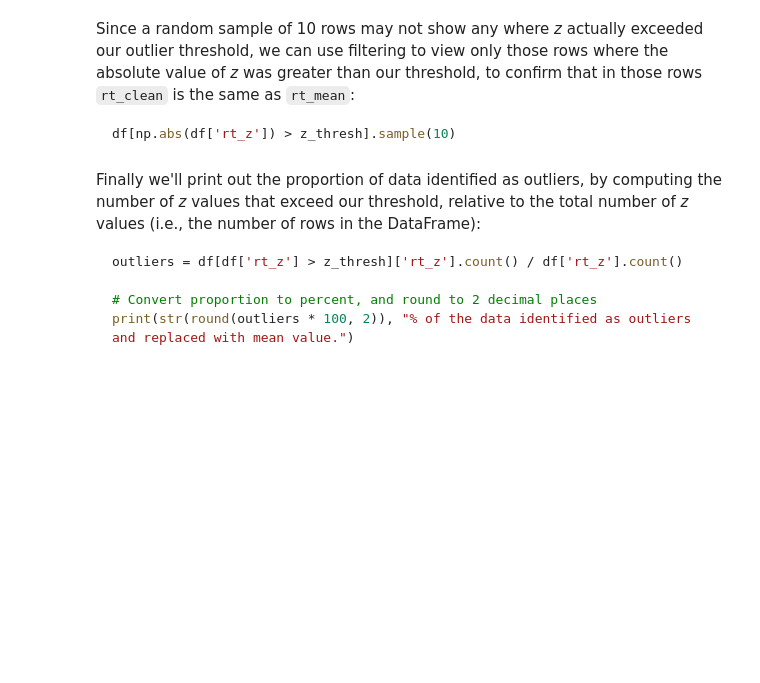
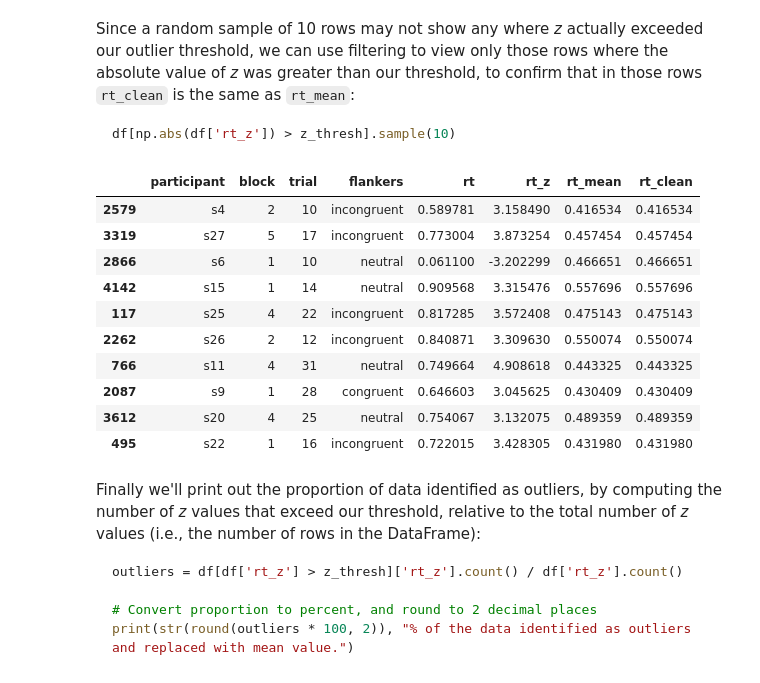
Before and after one commit to stochastic-bean/NDS_Ch5_Biostatistics, a Jupyter notebook: 2 - data_cleaning.ipynb, the cells around one changed output. Drawn from its saved outputs; the diff is of its cells as text; code cells hidden in the pictures; blank space fills up the shorter version.

```diff
--- a/2 - data_cleaning.ipynb
+++ b/2 - data_cleaning.ipynb
@@ -734,6 +809,20 @@ Since a random sample of 10 rows may not show any where *z* actually exceeded ou
 ~~~python
 df[np.abs(df['rt_z']) > z_thresh].sample(10)
 ~~~
+# %%
+df[np.abs(df['rt_z']) > z_thresh].sample(10)
+# %% [output]
+|  | participant | block | trial | flankers | rt | rt_z | rt_mean | rt_clean |
+| 2579 | s4 | 2 | 10 | incongruent | 0.589781 | 3.158490 | 0.416534 | 0.416534 |
+| 3319 | s27 | 5 | 17 | incongruent | 0.773004 | 3.873254 | 0.457454 | 0.457454 |
+| 2866 | s6 | 1 | 10 | neutral | 0.061100 | -3.202299 | 0.466651 | 0.466651 |
+| 4142 | s15 | 1 | 14 | neutral | 0.909568 | 3.315476 | 0.557696 | 0.557696 |
+| 117 | s25 | 4 | 22 | incongruent | 0.817285 | 3.572408 | 0.475143 | 0.475143 |
+| 2262 | s26 | 2 | 12 | incongruent | 0.840871 | 3.309630 | 0.550074 | 0.550074 |
+| 766 | s11 | 4 | 31 | neutral | 0.749664 | 4.908618 | 0.443325 | 0.443325 |
+| 2087 | s9 | 1 | 28 | congruent | 0.646603 | 3.045625 | 0.430409 | 0.430409 |
+| 3612 | s20 | 4 | 25 | neutral | 0.754067 | 3.132075 | 0.489359 | 0.489359 |
+| 495 | s22 | 1 | 16 | incongruent | 0.722015 | 3.428305 | 0.431980 | 0.431980 |
 # %% [markdown]
 Finally we'll print out the proportion of data identified as outliers, by computing the number of *z* values that exceed our threshold, relative to the total number of *z* values (i.e., the number of rows in the DataFrame):
 
```
Also changed, not shown: parts of 6 cells of this notebook.
